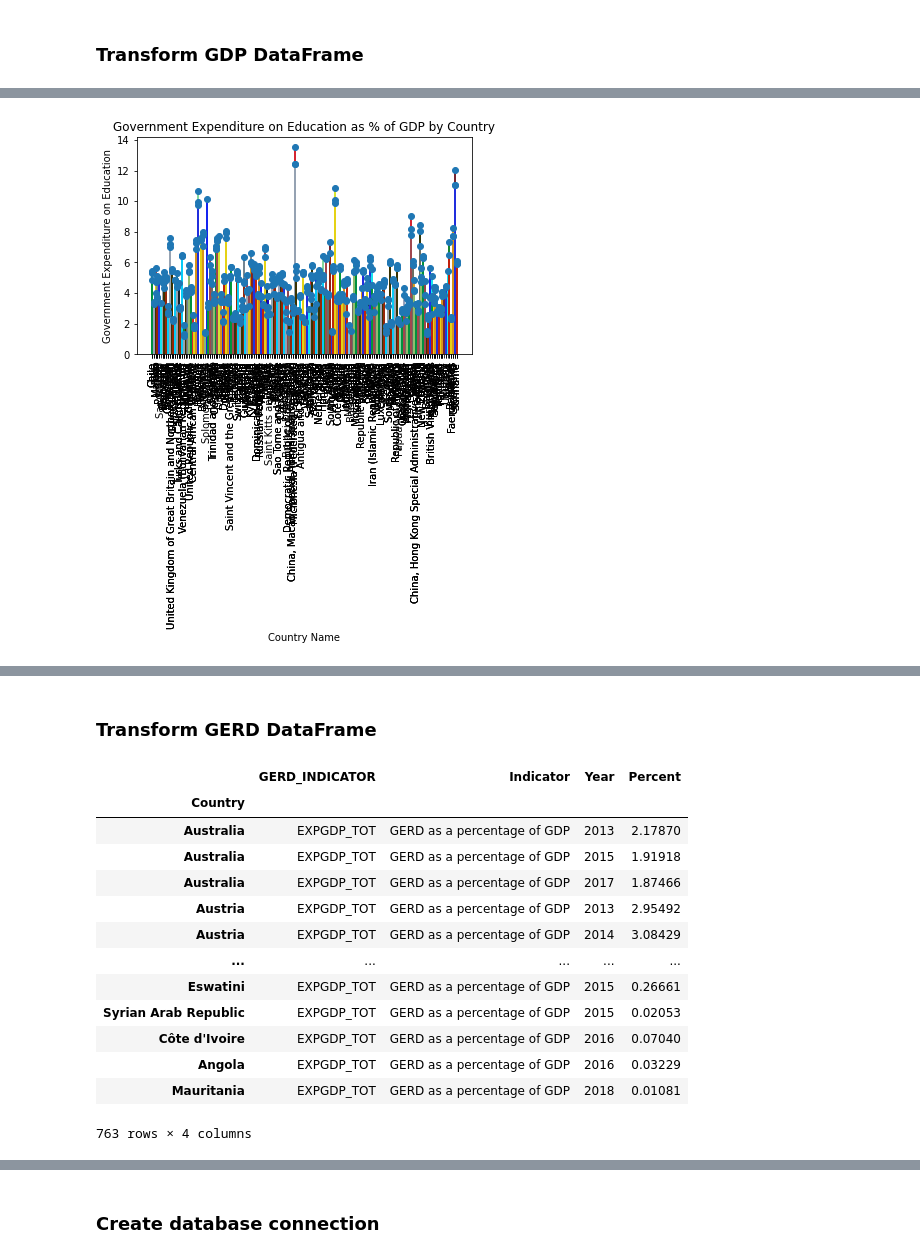
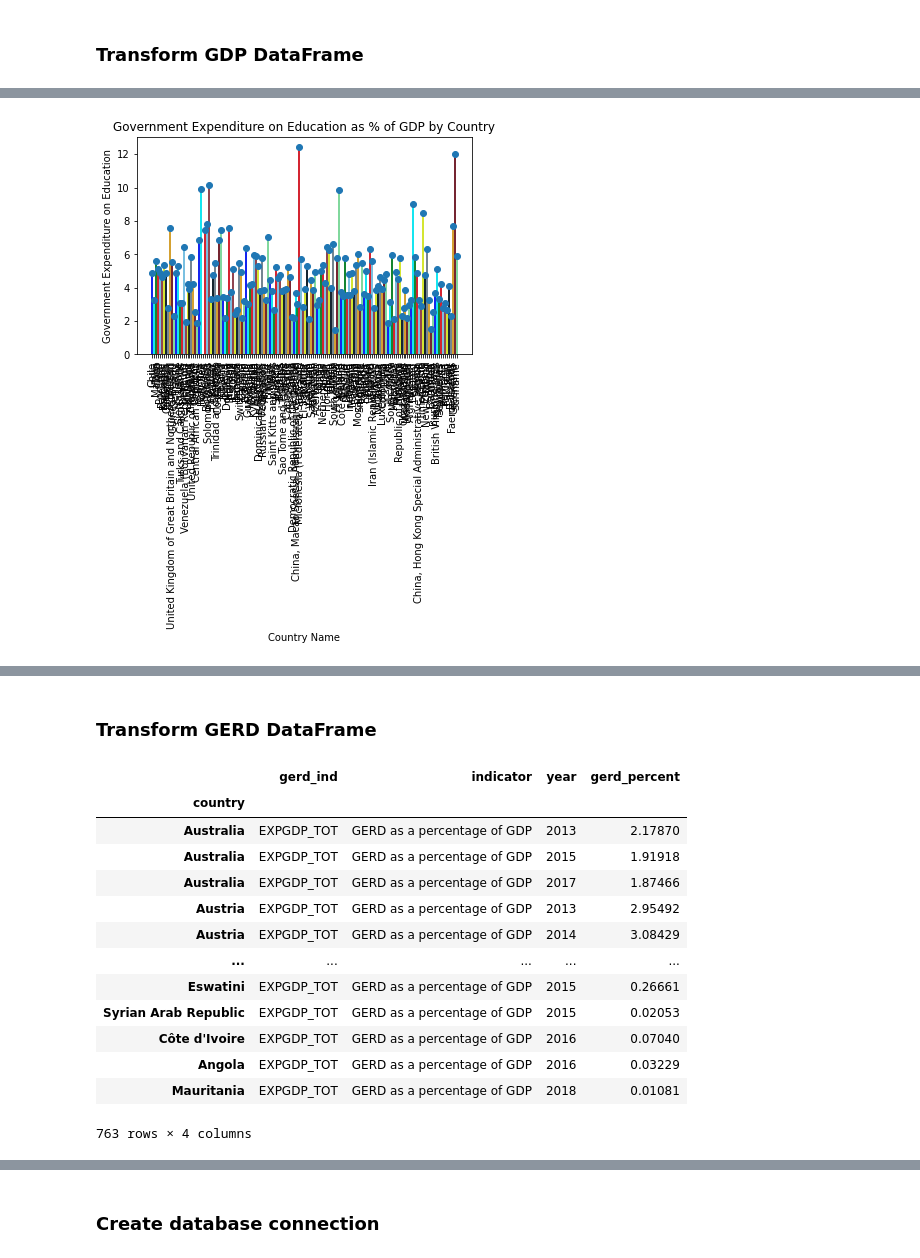
Before and after one commit to mchrzanowski27/Project2, a Jupyter notebook: Project2-Group3.ipynb, the cells around one changed output, grey strips where cells are left out. Cells and saved outputs as stored; diff of their text form; code cells hidden in the pictures.

```diff
--- a/Project2-Group3.ipynb
+++ b/Project2-Group3.ipynb
@@ -26,7 +27,7 @@ GDP_df
 ### Transform GDP DataFrame
 # %%
 GDP_df = GDP_df[['SDG_IND','Indicator','Country','Time','Value']]
-GDP_df = GDP_df.set_index('Country')
-GDP_df=GDP_df.rename(columns={'Time':'Year','Value':'Percent'})
+GDP_df=GDP_df.rename(columns={'Country':'country','SDG_IND':'sdg_ind', 'Indicator':'indicator','Time':'year','Value':'edu_percent'})
+GDP_df = GDP_df.set_index('country')
 GDP_df
 # %% [output]
@@ -64,0 +48,3 @@ GDP_trim_df
+# %%
+GDP_clean_df = GDP_df.loc[GDP_df["year"] <2016]
+GDP_clean_df
@@ -65,31 +66,31 @@ GDP_trim_df
 # %%
-# using subplots() to draw vertical lines
+# # using subplots() to draw vertical lines
 fig, axes = plt.subplots()
-axes.vlines(GDP_trim_df.index, ymin=0, ymax=GDP_trim_df['Percent'])
+axes.vlines(GDP_clean_df.index, ymin=0, ymax= GDP_clean_df['edu_percent'])
 
-# drawing the markers (circle)
-axes.plot(GDP_trim_df.index, GDP_trim_df['Percent'], "o")
+# # drawing the markers (circle)
+axes.plot(GDP_clean_df.index, GDP_clean_df['edu_percent'], "o")
 axes.set_ylim(0)
 
 
 line_colors = ['blue', 'cyan', 'green', 'red',
-               'skyblue', 'brown', 'yellow',
-               'black', 'grey', 'orange', 'maroon',
-               'lightgreen']
+                'skyblue', 'brown', 'yellow',
+                'black', 'grey', 'orange', 'maroon',
+                'lightgreen']
 
-axes.vlines(GDP_trim_df.index, ymin=0,
-            ymax=GDP_trim_df['Percent'], colors=line_colors)
+axes.vlines(GDP_clean_df.index, ymin=0,
+             ymax=GDP_clean_df['edu_percent'], colors=line_colors)
 
 
-# formatting and details
+# # formatting and details
 plt.xlabel('Country Name')
 plt.ylabel('Government Expenditure on Education')
 plt.title('Government Expenditure on Education as % of GDP by Country')
-plt.xticks(GDP_trim_df.index)
+plt.xticks(GDP_clean_df.index)
 plt.xticks(rotation=90)
 plt.show()
 # %% [output]
-[figure, old version]
+[figure, new version]
 # %%
 GERD_file = "Resources/GERD.csv"
 GERD_df = pd.read_csv(GERD_file)
@@ -114,13 +115,13 @@ GERD_df
 # Create a filtered dataframe from specific columns
 
 GERD_df = GERD_df[['INDICATOR','Indicator','Country','Time','Value']]
-GERD_df=GERD_df.rename(columns={'INDICATOR':'GERD_INDICATOR','Time':'Year','Value':'Percent'})
-GERD_df = GERD_df.set_index('Country')
-GERD_df=GERD_df.loc[GERD_df['GERD_INDICATOR']== 'EXPGDP_TOT']
+GERD_df=GERD_df.rename(columns={'Country':'country','INDICATOR':'gerd_ind', 'Indicator':'indicator','Time':'year','Value':'gerd_percent'})
+GERD_df = GERD_df.set_index('country')
+GERD_df=GERD_df.loc[GERD_df['gerd_ind']== 'EXPGDP_TOT']
 GERD_df
 # %% [output]
-|  | GERD_INDICATOR | Indicator | Year | Percent |
-| Country |  |  |  |  |
+|  | gerd_ind | indicator | year | gerd_percent |
+| country |  |  |  |  |
 | Australia | EXPGDP_TOT | GERD as a percentage of GDP | 2013 | 2.17870 |
 | Australia | EXPGDP_TOT | GERD as a percentage of GDP | 2015 | 1.91918 |
 | Australia | EXPGDP_TOT | GERD as a percentage of GDP | 2017 | 1.87466 |
```
Also changed, not shown: parts of 14 cells of this notebook, 1 other file.
